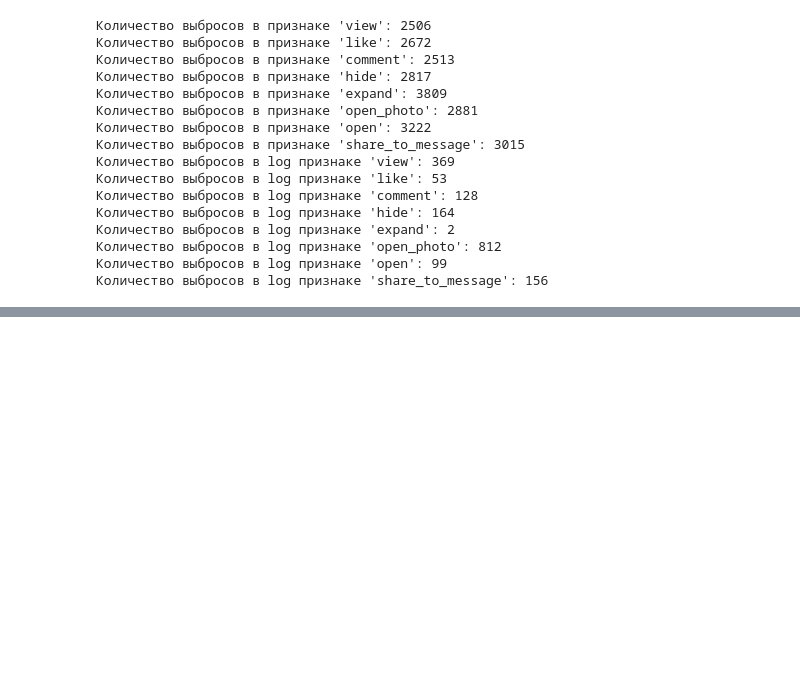
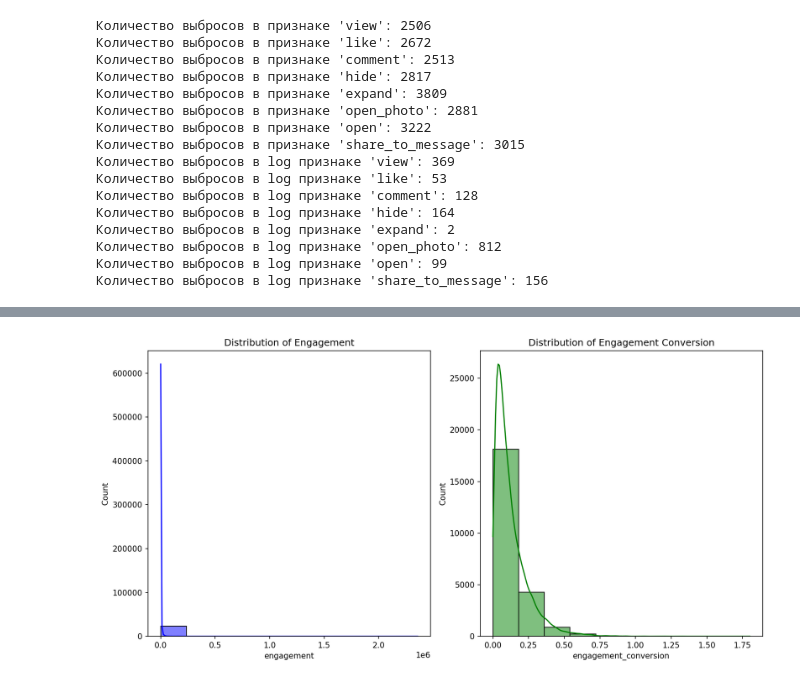
Before and after one commit to torchme/vk-lab-24, a Jupyter notebook: notebook/EDA.ipynb, the cells around one changed output, grey strips where cells are left out. Saved outputs shown, nothing was run; the diff lists cells and outputs as text; code cells hidden in the pictures; blank space fills up the shorter version.

```diff
--- a/notebook/EDA.ipynb
+++ b/notebook/EDA.ipynb
@@ -553,0 +642,16 @@ for col in integer_features:
+# %%
+
+data['lik2view'] = data['like'] / data['view']
+data['com2view'] = data['comment'] / data['view']
+data['exp2view'] = data['expand'] / data['view']
+data['op2view'] = data['open'] / data['view']
+data['s2m2view'] = data['share_to_message'] / data['view']
+
+X = data[['lik2view', 'com2view', 'exp2view', 'op2view', 's2m2view']]
+X = add_constant(X)
+
+vif_data = pd.DataFrame()
+vif_data["Feature"] = X.columns
+vif_data["VIF"] = [variance_inflation_factor(X.values, i) for i in range(X.shape[1])]
+
+print(vif_data)
@@ -553,0 +711,8 @@ for col in integer_features:
+# %%
+# Рассчитаем engagement как сумму всех явных активностей (like, comment, share_to_message)
+data['engagement'] = data['like'] + data['comment'] + data['hide'] + data['expand'] + data['open_photo'] + data['share_to_message'] + data['open']
+
+# Рассчитаем целевую переменную: отношение engagement к числу просмотров (view)
+data['engagement_conversion'] = data['engagement'] / data['view']
+# Заменим возможные NaN (если view = 0) на 0
+data['engagement_conversion'] = data['engagement_conversion'].fillna(0)
@@ -553,0 +728,17 @@ for col in integer_features:
+# %%
+# Рисуем график распределения engagement
+plt.figure(figsize=(12, 6))
+
+plt.subplot(1, 2, 1)
+sns.histplot(data['engagement'], bins=10, kde=True, color='blue')
+plt.title('Distribution of Engagement')
+
+# Рисуем график распределения engagement_conversion
+plt.subplot(1, 2, 2)
+sns.histplot(data['engagement_conversion'], bins=10, kde=True, color='green')
+plt.title('Distribution of Engagement Conversion')
+
+plt.tight_layout()
+plt.show()
+# %% [output]
+[figure, added]
```
Also changed, not shown: parts of 44 cells of this notebook, 11 other files.
